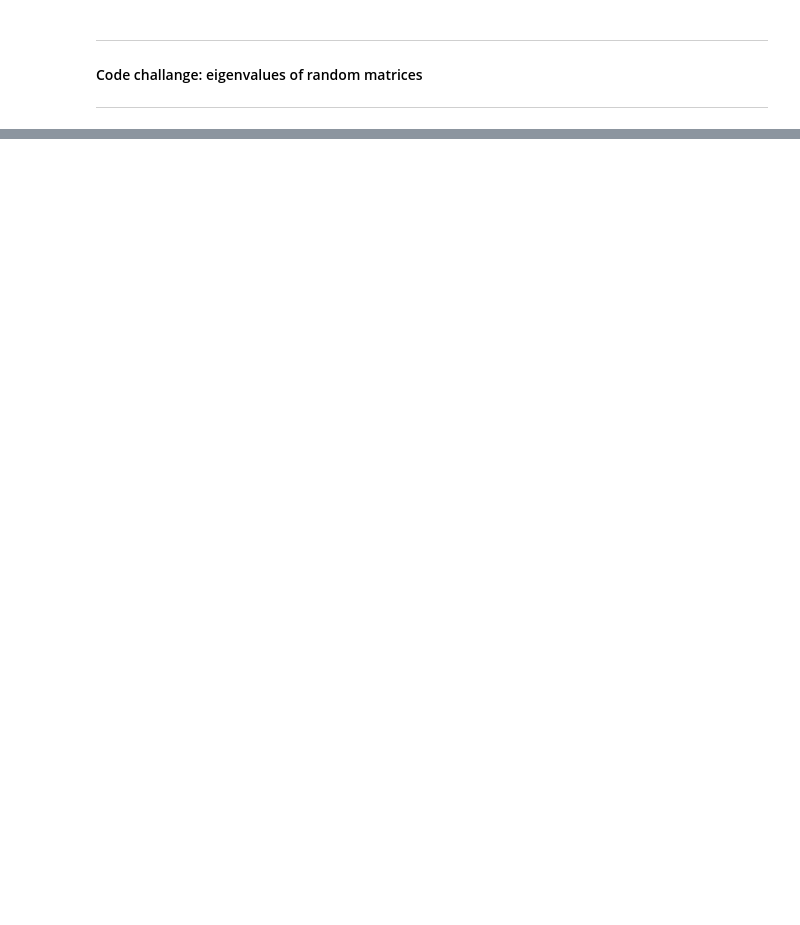
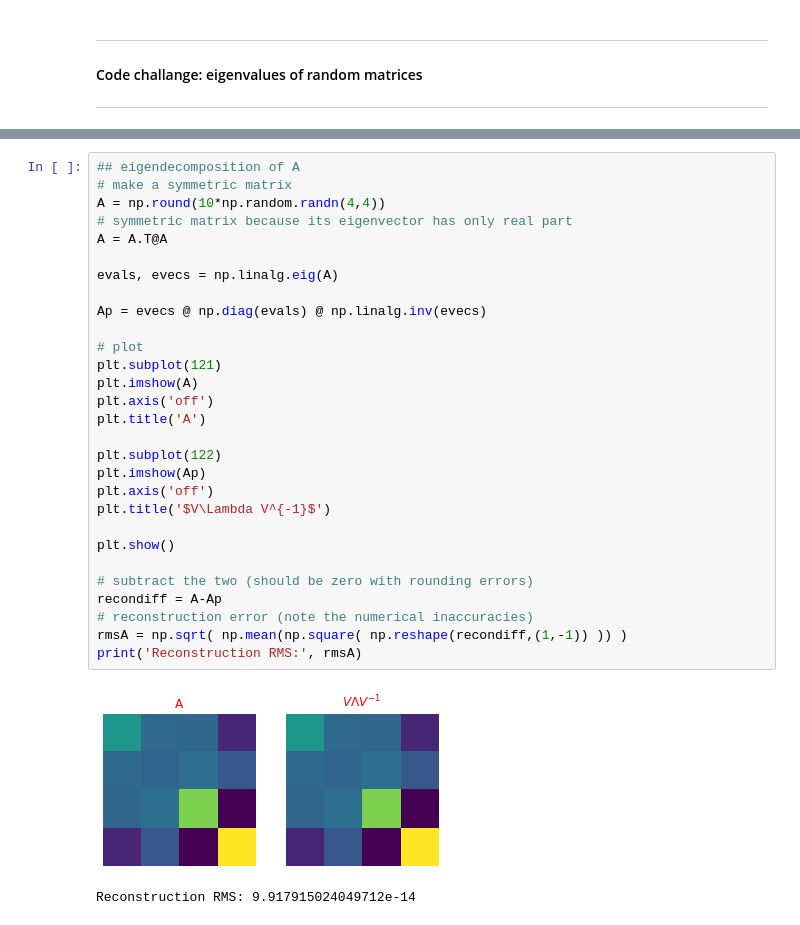
Before and after one commit to akshatsingh1718/maths, a Jupyter notebook: linear_algebra/eigenDecomposition.ipynb, the cells around one changed output, grey strips where cells are left out. Saved outputs shown, nothing was run; the diff lists cells and outputs as text; blank space fills up the shorter version.

```diff
--- a/linear_algebra/eigenDecomposition.ipynb
+++ b/linear_algebra/eigenDecomposition.ipynb
@@ -220,0 +262,32 @@ plt.show()
+# %%
+## eigendecomposition of A
+# make a symmetric matrix
+A = np.round(10*np.random.randn(4,4))
+# symmetric matrix because its eigenvector has only real part
+A = A.T@A
+
+evals, evecs = np.linalg.eig(A)
+
+Ap = evecs @ np.diag(evals) @ np.linalg.inv(evecs)
+
+# plot
+plt.subplot(121)
+plt.imshow(A)
+plt.axis('off')
+plt.title('A')
+
+plt.subplot(122)
+plt.imshow(Ap)
+plt.axis('off')
+plt.title('$V\Lambda V^{-1}$')
+
+plt.show()
+
+# subtract the two (should be zero with rounding errors)
+recondiff = A-Ap
+# reconstruction error (note the numerical inaccuracies)
+rmsA = np.sqrt( np.mean(np.square( np.reshape(recondiff,(1,-1)) )) )
+print('Reconstruction RMS:', rmsA)
+# %% [output]
+[figure, added]
+Reconstruction RMS: 9.917915024049712e-14
```
Also changed, not shown: parts of 50 cells of this notebook, 7 other files.
